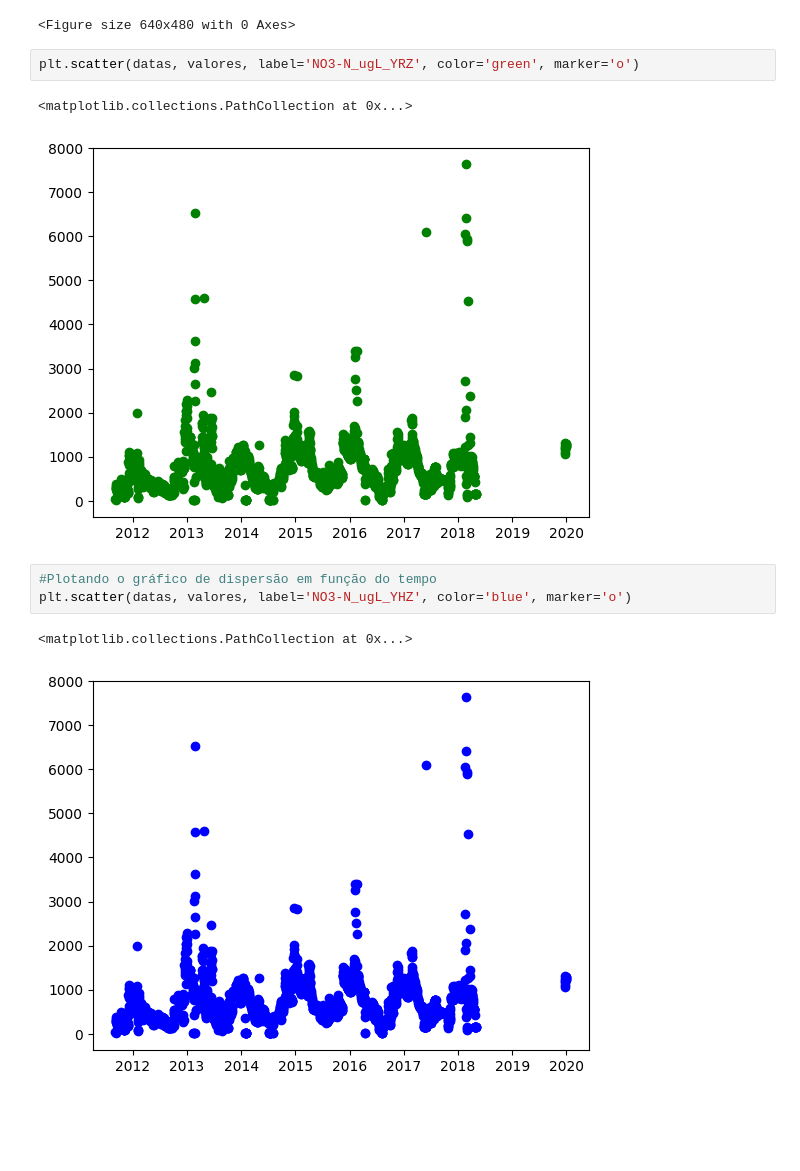
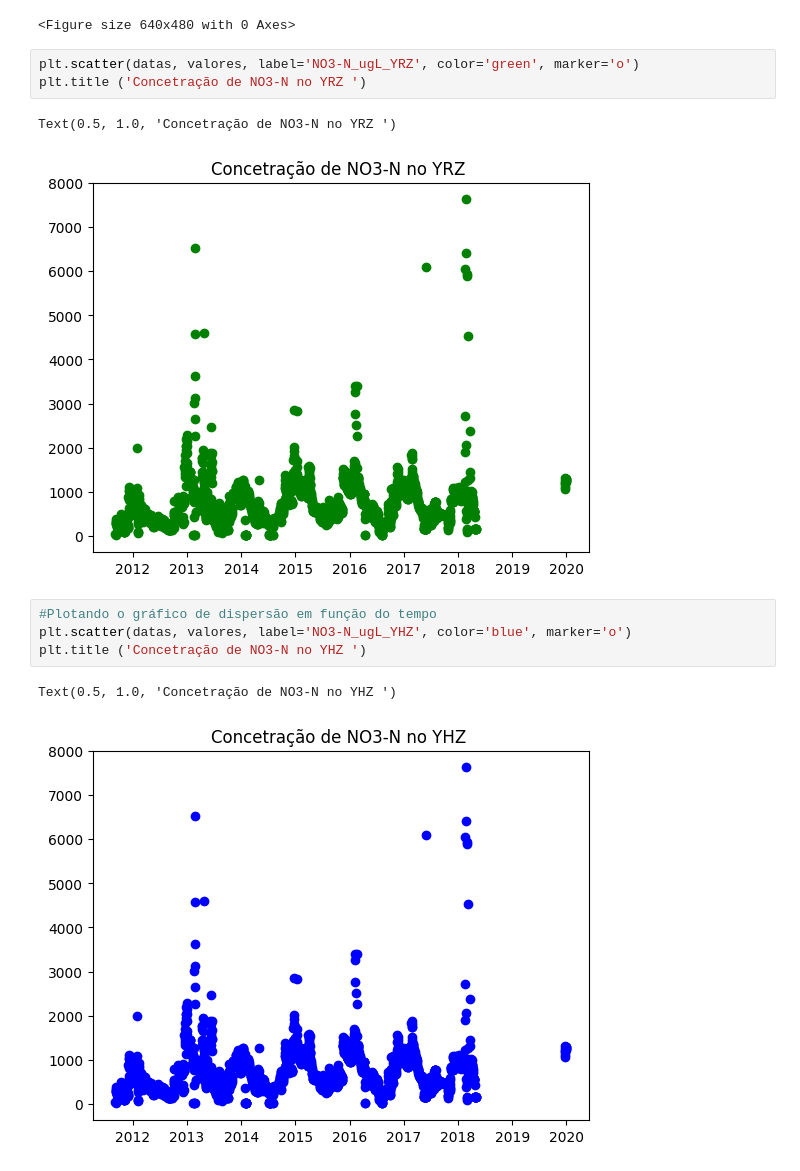
Before and after one commit to Larissa0403/ENS410064, a Jupyter notebook: nitrato código certo.ipynb, the cells around one changed output. Saved outputs shown, nothing was run; the diff lists cells and outputs as text; blank space fills up the shorter version.

```diff
--- a/nitrato código certo.ipynb
+++ b/nitrato código certo.ipynb
@@ -110,12 +110,14 @@ plt.figure()
 <Figure size 640x480 with 0 Axes>
 # %%
 plt.scatter(datas, valores, label='NO3-N_ugL_YRZ', color='green', marker='o')
+plt.title ('Concetração de NO3-N no YRZ ')
 # %% [output]
-<matplotlib.collections.PathCollection at 0x...>
+Text(0.5, 1.0, 'Concetração de NO3-N no YRZ ')
-[figure, old version]
+[figure, new version]
 # %%
 #Plotando o gráfico de dispersão em função do tempo
 plt.scatter(datas, valores, label='NO3-N_ugL_YHZ', color='blue', marker='o')
+plt.title ('Concetração de NO3-N no YHZ ')
 # %% [output]
-<matplotlib.collections.PathCollection at 0x...>
+Text(0.5, 1.0, 'Concetração de NO3-N no YHZ ')
-[figure, old version]
+[figure, new version]
```
